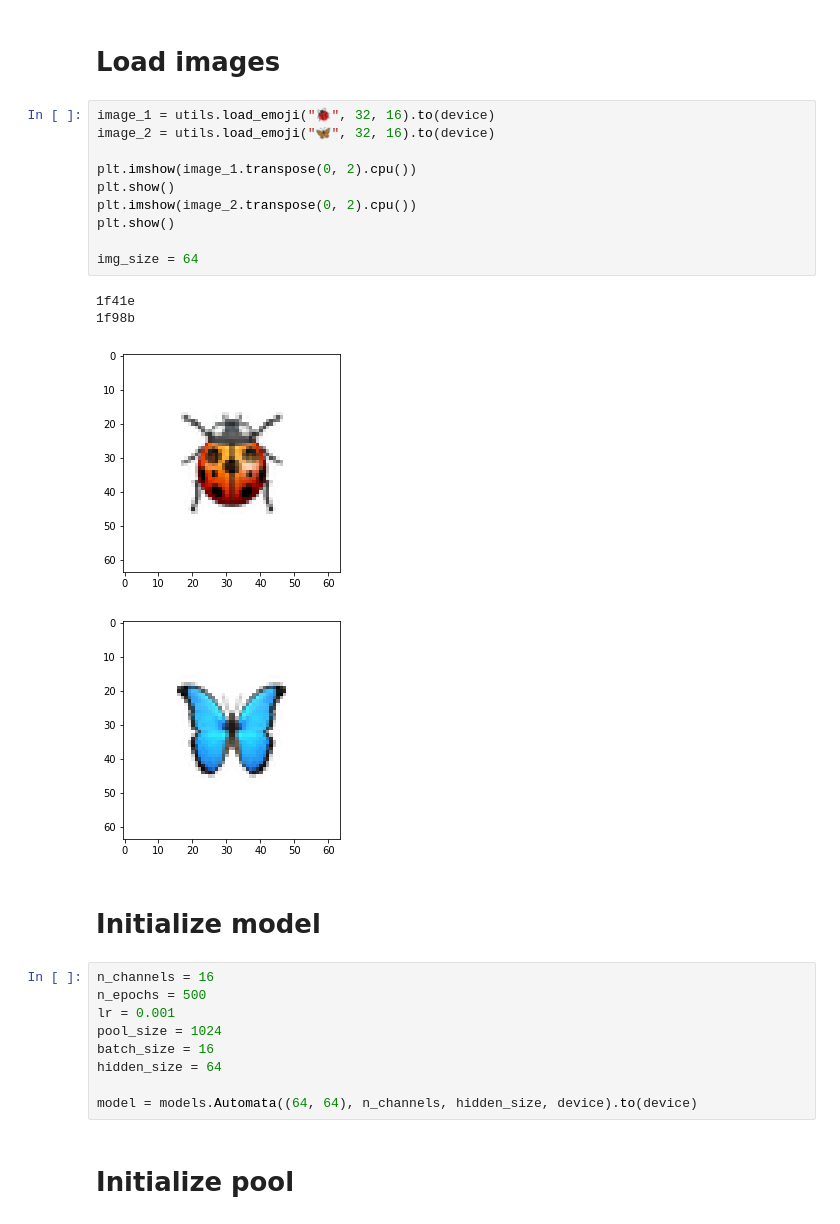
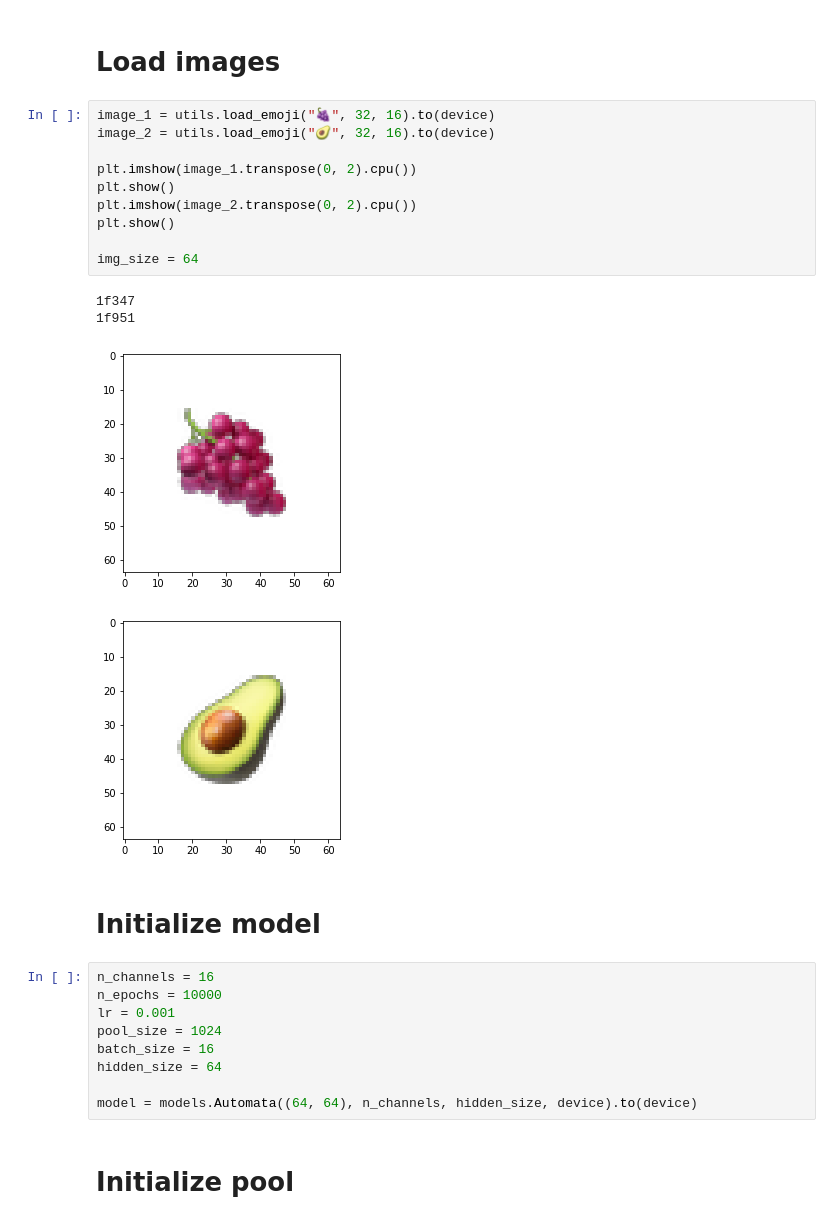
Before and after one commit to kevinhu/neural-automata, a Jupyter notebook: notebooks/1_divergence.ipynb, the cells around one changed output. Cells and saved outputs as stored; diff of their text form.

```diff
--- a/notebooks/1_divergence.ipynb
+++ b/notebooks/1_divergence.ipynb
@@ -32,25 +32,25 @@ device = torch.device("cuda:0" if use_cuda else "cpu")
 # %% [markdown]
 # Load images
 # %%
-image_1 = utils.load_emoji("🐞", 32, 16).to(device)
-image_2 = utils.load_emoji("🦋", 32, 16).to(device)
+image_1 = utils.load_emoji("🍇", 32, 16).to(device)
+image_2 = utils.load_emoji("🥑", 32, 16).to(device)
 
 plt.imshow(image_1.transpose(0, 2).cpu())
 plt.show()
 plt.imshow(image_2.transpose(0, 2).cpu())
 plt.show()
 
 img_size = 64
 # %% [output]
-1f41e
-1f98b
+1f347
+1f951
-[figure, old version]
+[figure, new version]
-[figure, old version]
+[figure, new version]
 # %% [markdown]
 # Initialize model
 # %%
 n_channels = 16
-n_epochs = 500
+n_epochs = 10000
 lr = 0.001
 pool_size = 1024
 batch_size = 16
```
Also changed, not shown: parts of 2 cells of this notebook, 11 other files.
